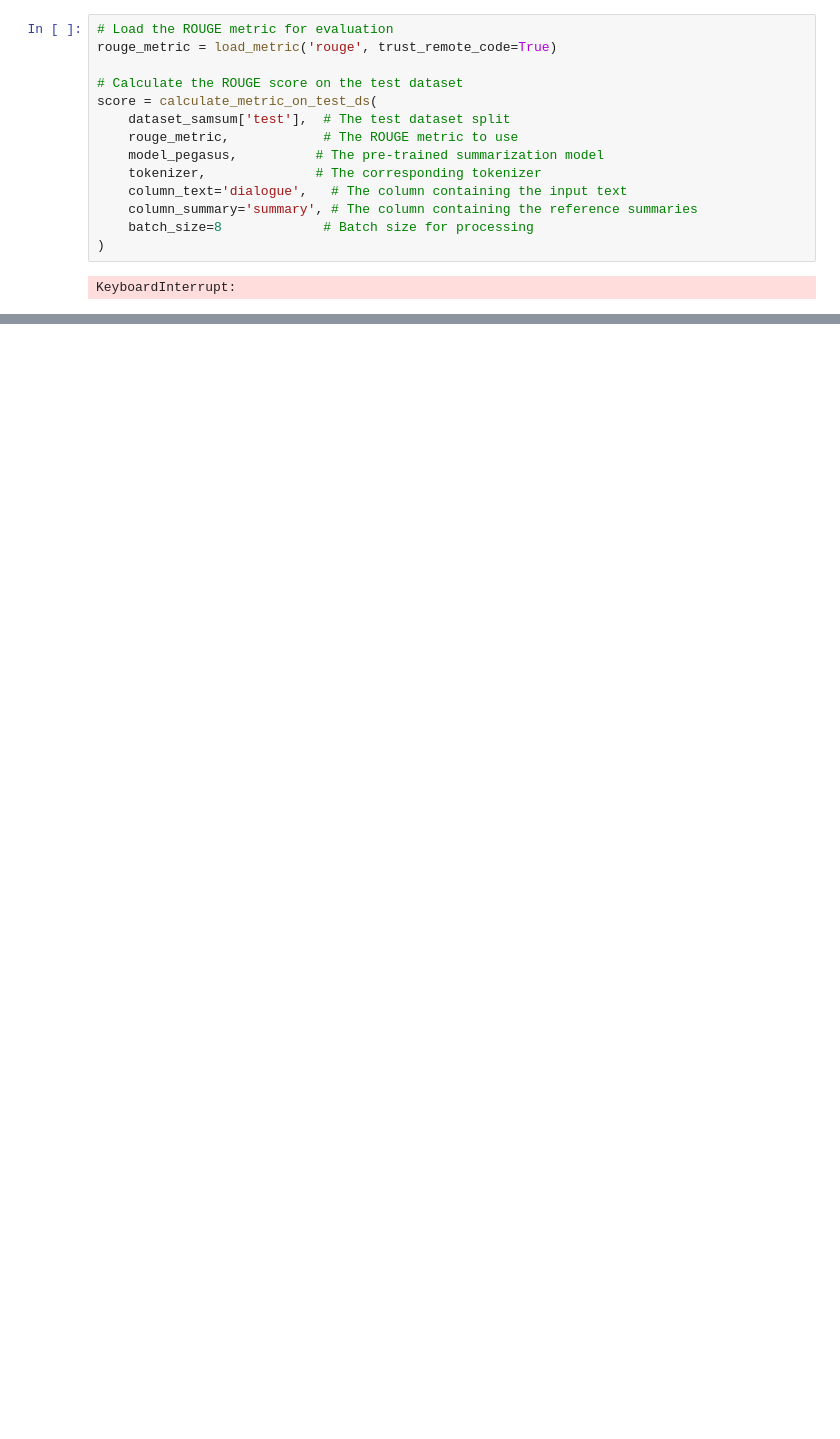
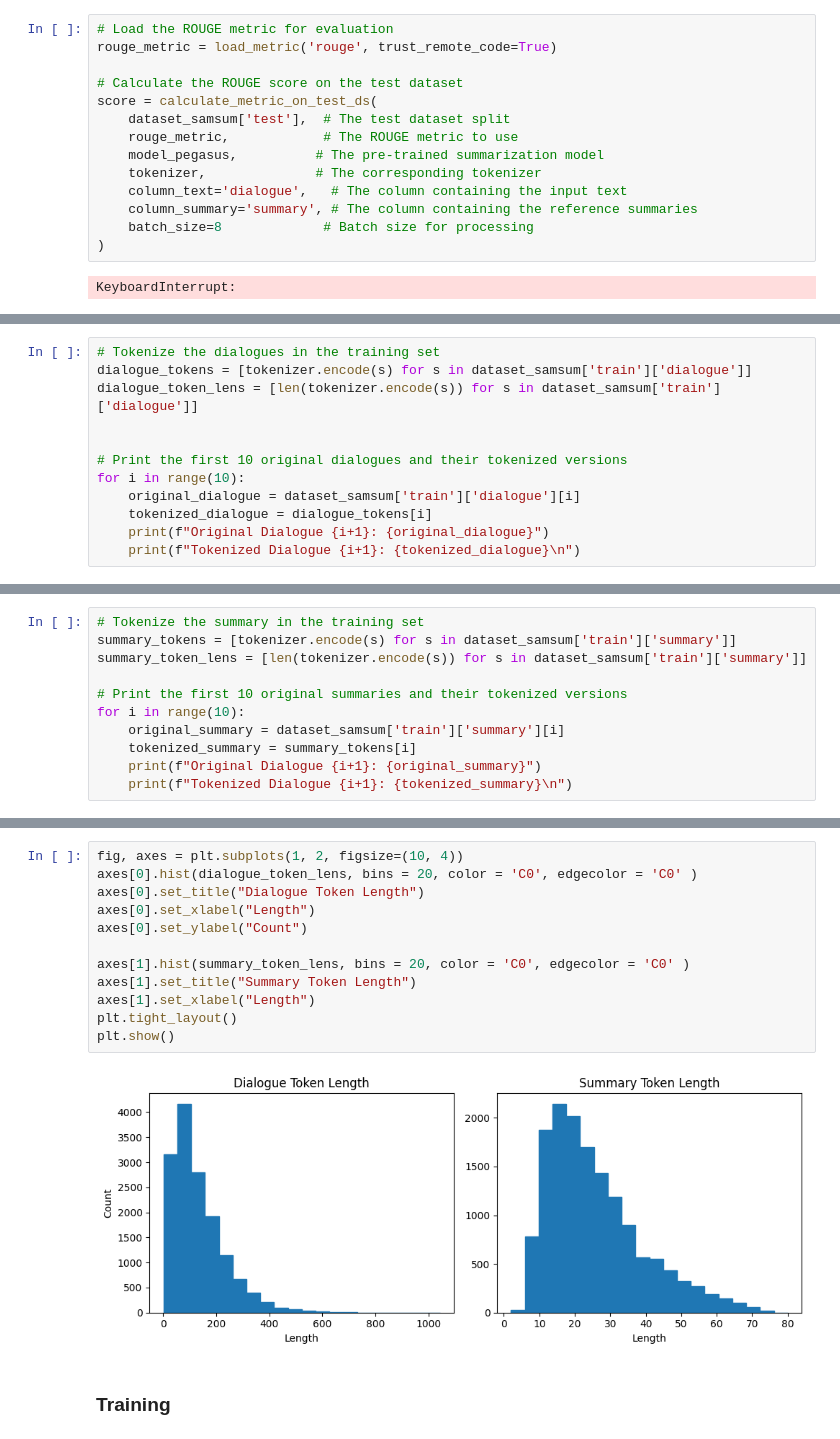
Before and after one commit to saimboxer/text_summerization_huggingFace, a Jupyter notebook: text_sum_HuggingFace_jupyter.ipynb, the cells around one changed output, grey strips where cells are left out. Drawn from its saved outputs; the diff is of its cells as text; blank space fills up the shorter version.

```diff
--- a/text_sum_HuggingFace_jupyter.ipynb
+++ b/text_sum_HuggingFace_jupyter.ipynb
@@ -397,0 +578,12 @@ KeyboardInterrupt:
+# %%
+# Tokenize the dialogues in the training set
+dialogue_tokens = [tokenizer.encode(s) for s in dataset_samsum['train']['dialogue']]
+dialogue_token_lens = [len(tokenizer.encode(s)) for s in dataset_samsum['train']['dialogue']]
+
+
+# Print the first 10 original dialogues and their tokenized versions
+for i in range(10):
+    original_dialogue = dataset_samsum['train']['dialogue'][i]
+    tokenized_dialogue = dialogue_tokens[i]
+    print(f"Original Dialogue {i+1}: {original_dialogue}")
+    print(f"Tokenized Dialogue {i+1}: {tokenized_dialogue}\n")
@@ -397,0 +617,11 @@ KeyboardInterrupt:
+# %%
+# Tokenize the summary in the training set
+summary_tokens = [tokenizer.encode(s) for s in dataset_samsum['train']['summary']]
+summary_token_lens = [len(tokenizer.encode(s)) for s in dataset_samsum['train']['summary']]
+
+# Print the first 10 original summaries and their tokenized versions
+for i in range(10):
+    original_summary = dataset_samsum['train']['summary'][i]
+    tokenized_summary = summary_tokens[i]
+    print(f"Original Dialogue {i+1}: {original_summary}")
+    print(f"Tokenized Dialogue {i+1}: {tokenized_summary}\n")
@@ -397,0 +652,16 @@ KeyboardInterrupt:
+# %%
+fig, axes = plt.subplots(1, 2, figsize=(10, 4))
+axes[0].hist(dialogue_token_lens, bins = 20, color = 'C0', edgecolor = 'C0' )
+axes[0].set_title("Dialogue Token Length")
+axes[0].set_xlabel("Length")
+axes[0].set_ylabel("Count")
+
+axes[1].hist(summary_token_lens, bins = 20, color = 'C0', edgecolor = 'C0' )
+axes[1].set_title("Summary Token Length")
+axes[1].set_xlabel("Length")
+plt.tight_layout()
+plt.show()
+# %% [output]
+[figure, added]
+# %% [markdown]
+### Training
```
Also changed, not shown: parts of 54 cells of this notebook, 1 other file.
